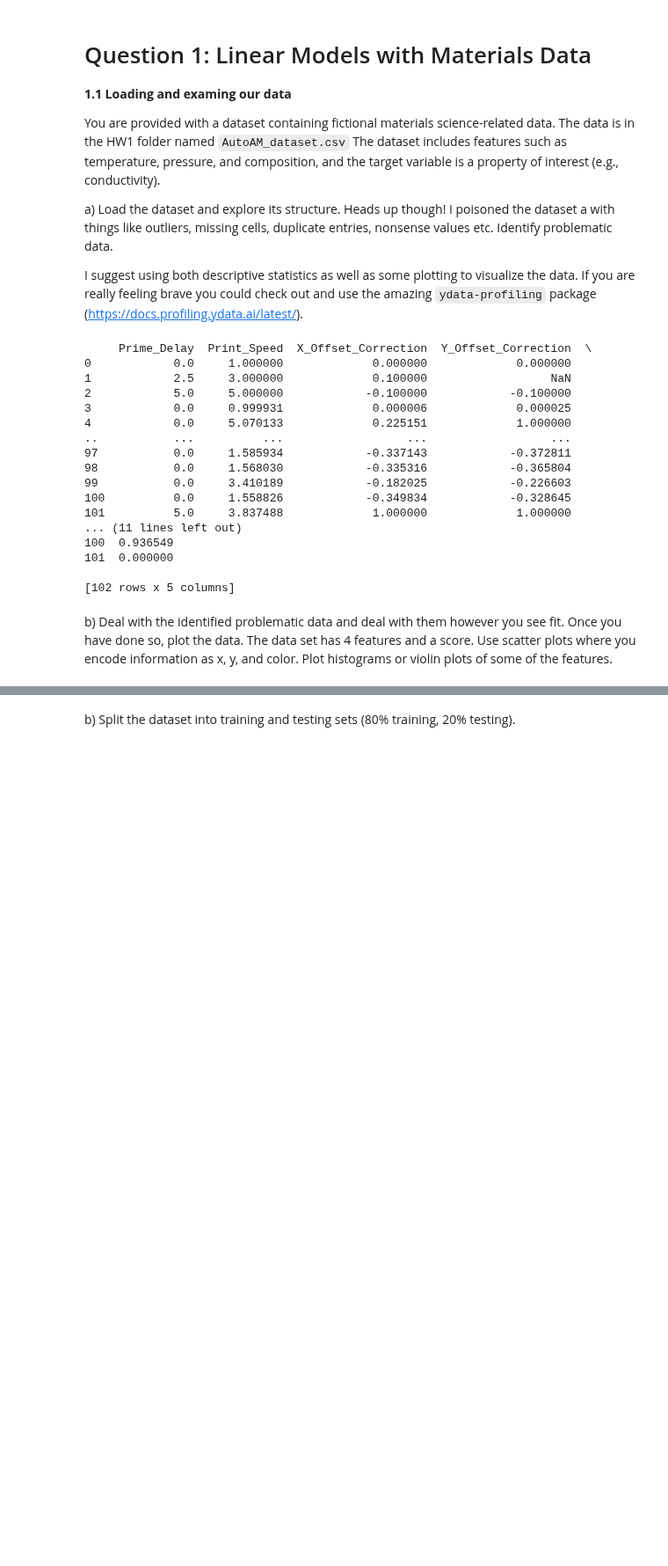
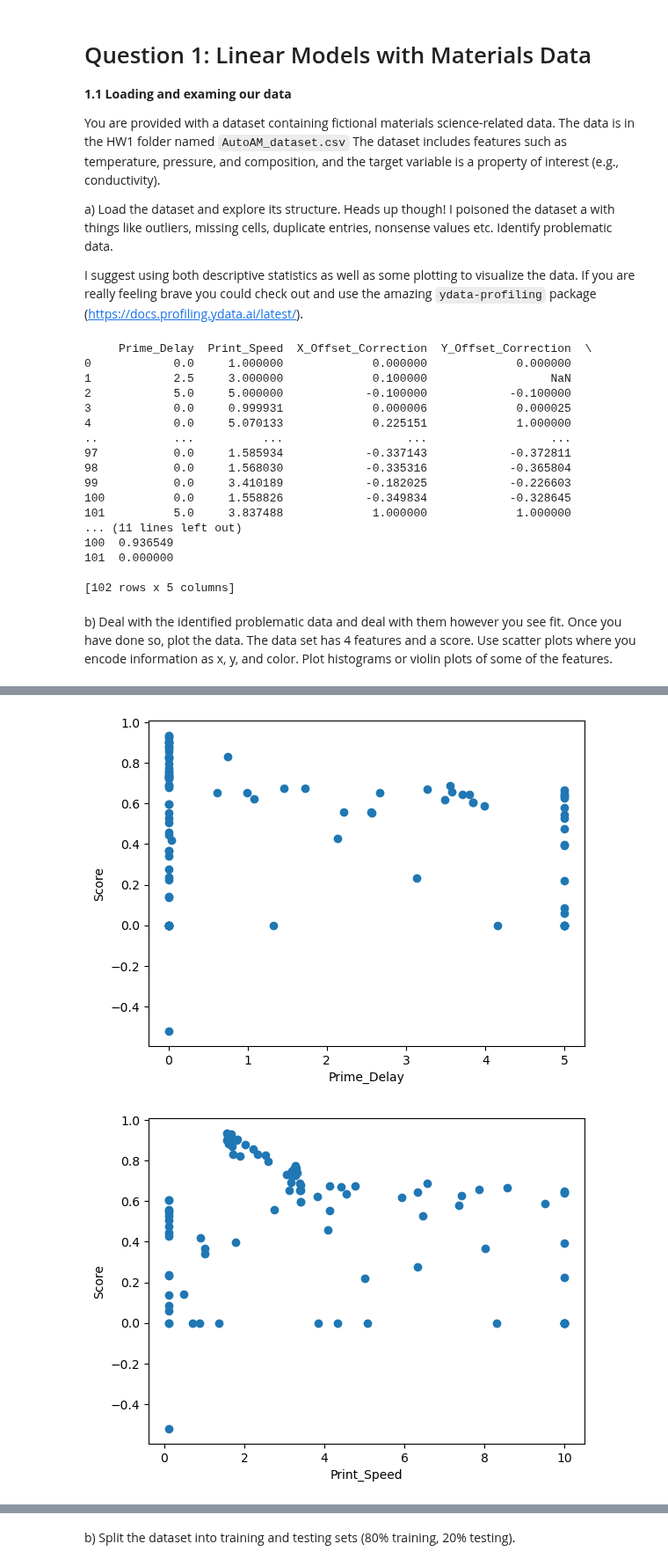
Before and after one commit to AJB33/MaterialsInformatics, a Jupyter notebook: HW/HW1/HW1 Q1.ipynb, the cells around one changed output, grey strips where cells are left out. Shown at 88% size. Cells and saved outputs as stored; diff of their text form; code cells hidden in the pictures; blank space fills up the shorter version.

```diff
--- a/HW/HW1/HW1 Q1.ipynb
+++ b/HW/HW1/HW1 Q1.ipynb
@@ -16,7 +16,8 @@ import matplotlib.pyplot as plt
 
 df = pd.read_csv('AutoAM_dataset.csv')
 #print(df)
-df=df.rename(columns={"Prime Delay":"Prime_Delay", "Print Speed":"Print_Speed","X Offset Correction":"X_Offset_Correction","Y Offset Correction":"Y_Offset_Correction"})
+df=df.rename(columns={"Prime Delay":"Prime_Delay", "Print Speed":"Print_Speed","X Offset Correction":"X_Offset_Correction",
+                      "Y Offset Correction":"Y_Offset_Correction"})
 print(df)
 #print(df.head(0))
 # %% [output]
@@ -49,0 +101,27 @@ df=df.drop(i)
+# %%
+# Scatter Plots of the data
+plt.scatter(df.Prime_Delay,df.Score)
+plt.xlabel("Prime_Delay")
+plt.ylabel("Score")
+plt.show()
+
+# Scatter Plots of the data
+plt.scatter(df.Print_Speed,df.Score)
+plt.xlabel("Print_Speed")
+plt.ylabel("Score")
+plt.show()
+
+# Scatter Plots of the data
+plt.scatter(df.X_Offset_Correction,df.Score)
+plt.xlabel("X_Offset_Correction")
+plt.ylabel("Score")
+plt.show()
+
+# Scatter Plots of the data
+plt.scatter(df.Y_Offset_Correction,df.Score)
+plt.xlabel("Y_Offset_Correction")
+plt.ylabel("Score")
+plt.show()
+# %% [output]
+[figure, added]
+[figure, added]
```
Also changed, not shown: parts of 12 cells of this notebook, 5 other files.
